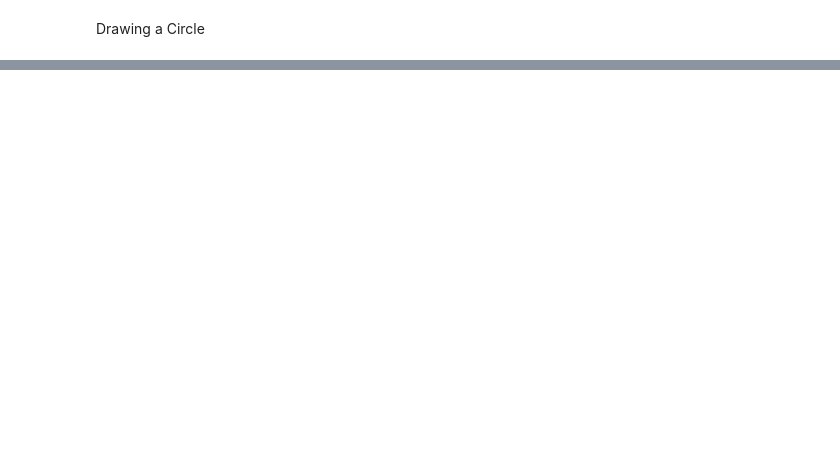
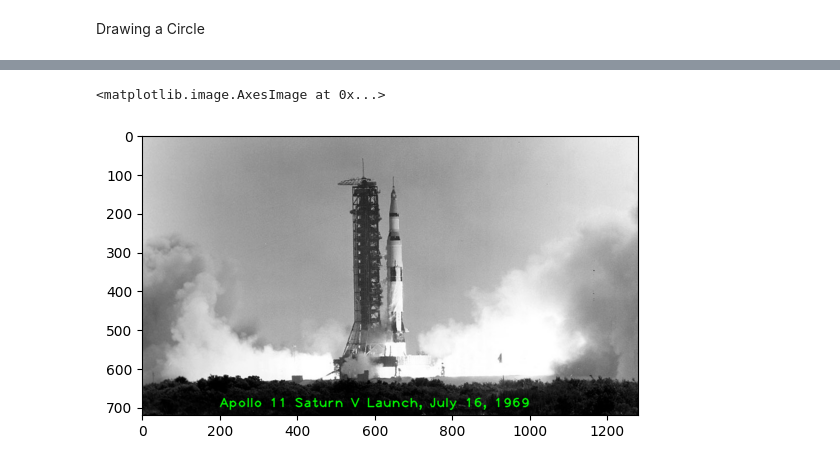
Before and after one commit to niikun/learning_opencv, a Jupyter notebook: ss02/annotation.ipynb, the cells around one changed output, grey strips where cells are left out. Saved outputs shown, nothing was run; the diff lists cells and outputs as text; code cells hidden in the pictures; blank space fills up the shorter version.

```diff
--- a/ss02/annotation.ipynb
+++ b/ss02/annotation.ipynb
@@ -58,0 +68,15 @@ plt.imshow(imageCircle[:,:,::-1])
+# %%
+imageText = image.copy()
+text = "Apollo 11 Saturn V Launch, July 16, 1969"
+fontScale = 2.3
+fontFace = cv2.FONT_HERSHEY_PLAIN
+fontColor = (0, 255, 0)
+fontThickness = 2
+
+cv2.putText(imageText, text, (200, 700), fontFace, fontScale, fontColor, fontThickness, cv2.LINE_AA);
+
+# Display the image
+plt.imshow(imageText[:, :, ::-1])
+# %% [output]
+<matplotlib.image.AxesImage at 0x...>
+[figure, added]
```
Also changed, not shown: parts of 5 cells of this notebook.
